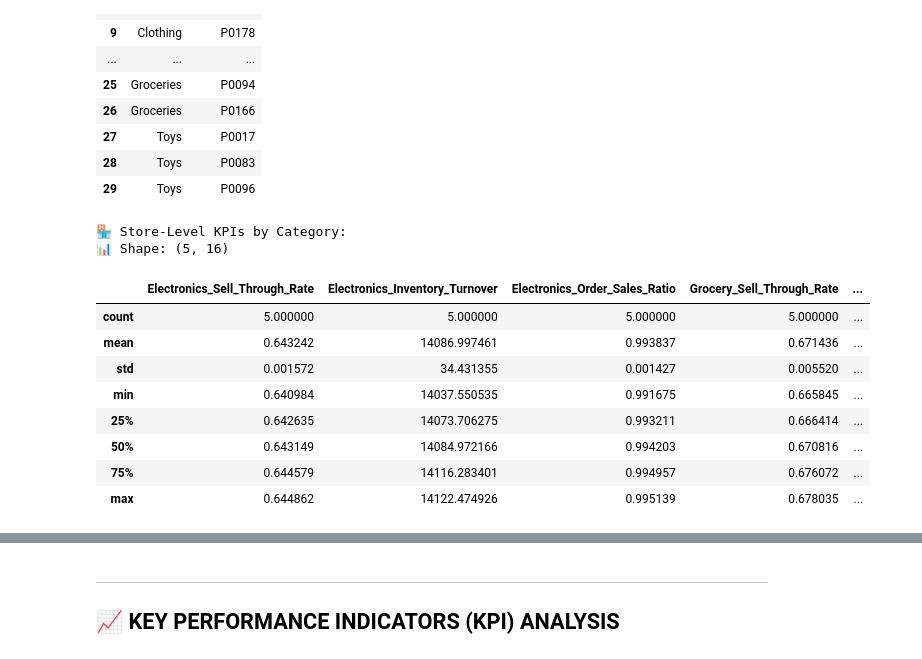
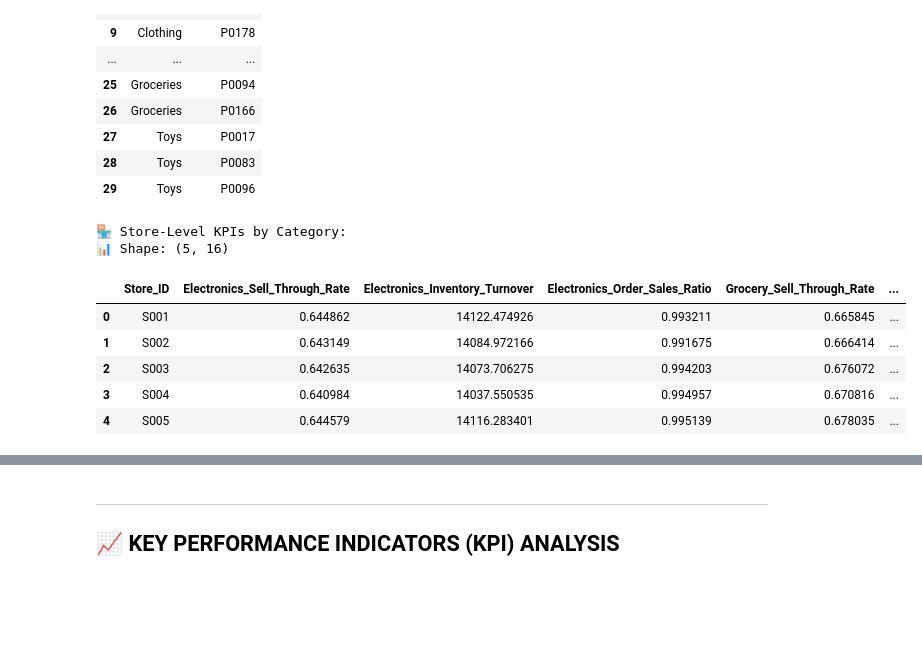
Before and after one commit to gnaneshgunda/Inventory_management, a Jupyter notebook: sql-task-2.ipynb, the cells around one changed output, grey strips where cells are left out. Saved outputs shown, nothing was run; the diff lists cells and outputs as text; code cells hidden in the pictures; blank space fills up the shorter version.

```diff
--- a/sql-task-2.ipynb
+++ b/sql-task-2.ipynb
@@ -213,40 +217,37 @@ SELECT
     -- Furniture KPIs
     SUM(CASE WHEN Category = 'Furniture' THEN Units_Sold ELSE 0 END) * 1.0 /
     NULLIF(SUM(CASE WHEN Category = 'Furniture' THEN Inventory_Level ELSE 0 END), 0) AS Furniture_Sell_Through_Rate,
 
     SUM(CASE WHEN Category = 'Furniture' THEN Units_Sold ELSE 0 END) * 1.0 /
     NULLIF(AVG(CASE WHEN Category = 'Furniture' THEN Inventory_Level ELSE 0 END), 0) AS Furniture_Inventory_Turnover,
 
     SUM(CASE WHEN Category = 'Furniture' THEN Units_Ordered ELSE 0 END) * 1.0 /
     NULLIF(SUM(CASE WHEN Category = 'Furniture' THEN Units_Sold ELSE 0 END), 0) AS Furniture_Order_Sales_Ratio,
 
         -- Toys KPIs
     SUM(CASE WHEN Category = 'Toys' THEN Units_Sold ELSE 0 END) * 1.0 /
     NULLIF(SUM(CASE WHEN Category = 'Toys' THEN Inventory_Level ELSE 0 END), 0) AS Toys_Sell_Through_Rate,
 
     SUM(CASE WHEN Category = 'Toys' THEN Units_Sold ELSE 0 END) * 1.0 /
     NULLIF(AVG(CASE WHEN Category = 'Toys' THEN Inventory_Level ELSE 0 END), 0) AS Toys_Inventory_Turnover,
 
     SUM(CASE WHEN Category = 'Toys' THEN Units_Ordered ELSE 0 END) * 1.0 /
     NULLIF(SUM(CASE WHEN Category = 'Toys' THEN Units_Sold ELSE 0 END), 0) AS Toys_Order_Sales_Ratio
 
 FROM InventoryData
 GROUP BY Store_ID;
 """
 
 print("🏪 Store-Level KPIs by Category:")
 df_kpi_by_store = pd.read_sql_query(gquery_2, conn)
 print(f"📊 Shape: {df_kpi_by_store.shape}")
-df_kpi_by_store.describe()
+df_kpi_by_store
 # %% [output]
 🏪 Store-Level KPIs by Category:
 📊 Shape: (5, 16)
-|  | Electronics_Sell_Through_Rate | Electronics_Inventory_Turnover | Electronics_Order_Sales_Ratio | Grocery_Sell_Through_Rate | ... |
-| count | 5.000000 | 5.000000 | 5.000000 | 5.000000 | ... |
-| mean | 0.643242 | 14086.997461 | 0.993837 | 0.671436 | ... |
-| std | 0.001572 | 34.431355 | 0.001427 | 0.005520 | ... |
-| min | 0.640984 | 14037.550535 | 0.991675 | 0.665845 | ... |
-| 25% | 0.642635 | 14073.706275 | 0.993211 | 0.666414 | ... |
-| 50% | 0.643149 | 14084.972166 | 0.994203 | 0.670816 | ... |
-| 75% | 0.644579 | 14116.283401 | 0.994957 | 0.676072 | ... |
-| max | 0.644862 | 14122.474926 | 0.995139 | 0.678035 | ... |
+|  | Store_ID | Electronics_Sell_Through_Rate | Electronics_Inventory_Turnover | Electronics_Order_Sales_Ratio | Grocery_Sell_Through_Rate | ... |
+| 0 | S001 | 0.644862 | 14122.474926 | 0.993211 | 0.665845 | ... |
+| 1 | S002 | 0.643149 | 14084.972166 | 0.991675 | 0.666414 | ... |
+| 2 | S003 | 0.642635 | 14073.706275 | 0.994203 | 0.676072 | ... |
+| 3 | S004 | 0.640984 | 14037.550535 | 0.994957 | 0.670816 | ... |
+| 4 | S005 | 0.644579 | 14116.283401 | 0.995139 | 0.678035 | ... |
```
Also changed, not shown: parts of 11 cells of this notebook, 1 other file.
